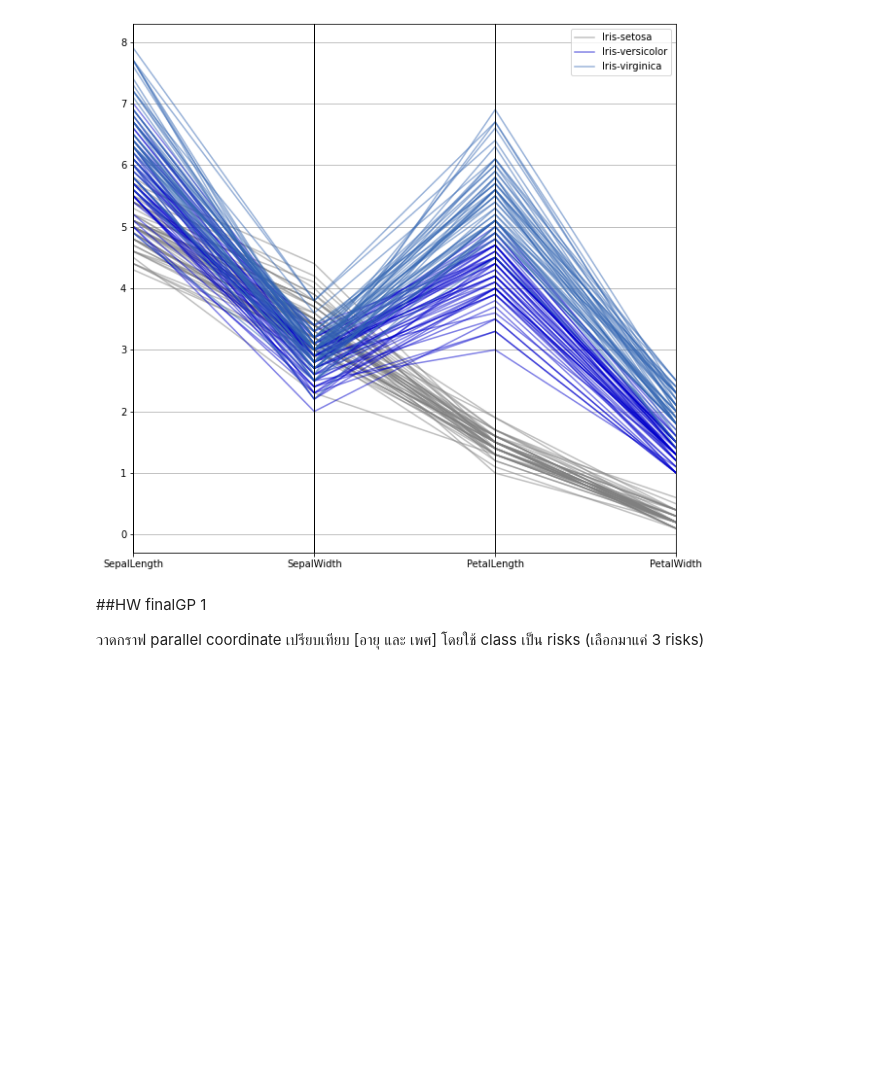
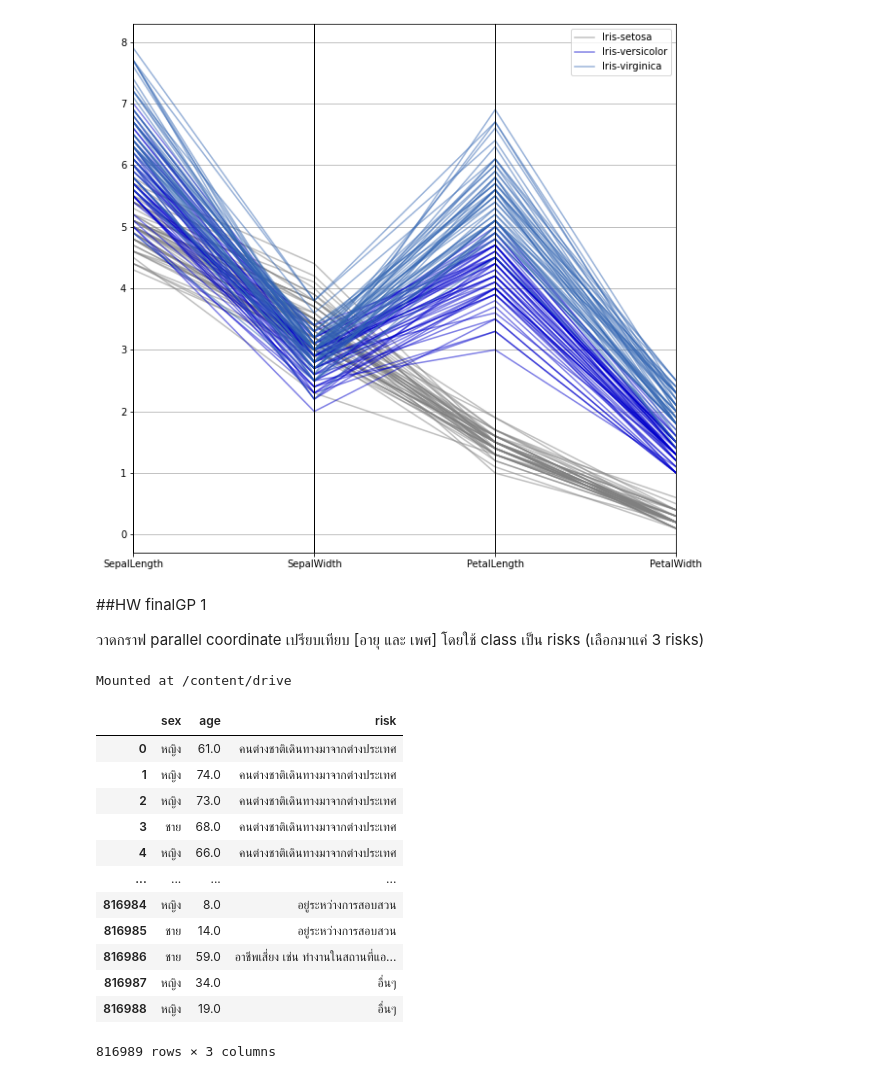
Before and after one commit to Thitichaya2000/data_viz_2022, a Jupyter notebook: DataViz01_Table_Data.ipynb, the cells around one changed output. Cells and saved outputs as stored; diff of their text form; code cells hidden in the pictures; blank space fills up the shorter version.

```diff
--- a/DataViz01_Table_Data.ipynb
+++ b/DataViz01_Table_Data.ipynb
@@ -143,0 +147,26 @@ pd.plotting.parallel_coordinates(df, 'Name', color=[[0.5,0.5,0.5,0.5],[0,0,0.8,0
+# %%
+from google.colab import drive  #เป็นการเชื่อม colab กับไดร์ฟของเรา
+drive.mount('/content/drive')  #เชื่อมไปยังที่อยู่ไดร์ฟที่สร้าง
+path = '/content/drive/My Drive/midterm data 2022' #เชื่อมกับข้อมูลในไดร์ฟ
+# %% [output]
+Mounted at /content/drive
+# %%
+data_file_path = os.path.join(path,'confirmed-cases.xlsx') #ที่อยู่ของไฟล์ชื่อว่า confirmed-cases.xlsx
+data = pd.read_excel(data_file_path)
+# %%
+data_df = data[['sex','age','risk']]  # เลือกดูข้อมูลเฉพาะ [อายุ และ เพศ] โดยใช้ class เป็น risk
+data_df
+# %% [output]
+|  | sex | age | risk |
+| 0 | หญิง | 61.0 | คนต่างชาติเดินทางมาจากต่างประเทศ |
+| 1 | หญิง | 74.0 | คนต่างชาติเดินทางมาจากต่างประเทศ |
+| 2 | หญิง | 73.0 | คนต่างชาติเดินทางมาจากต่างประเทศ |
+| 3 | ชาย | 68.0 | คนต่างชาติเดินทางมาจากต่างประเทศ |
+| 4 | หญิง | 66.0 | คนต่างชาติเดินทางมาจากต่างประเทศ |
+| ... | ... | ... | ... |
+| 816984 | หญิง | 8.0 | อยู่ระหว่างการสอบสวน |
+| 816985 | ชาย | 14.0 | อยู่ระหว่างการสอบสวน |
+| 816986 | ชาย | 59.0 | อาชีพเสี่ยง เช่น ทำงานในสถานที่แอ... |
+| 816987 | หญิง | 34.0 | อื่นๆ |
+| 816988 | หญิง | 19.0 | อื่นๆ |
+816989 rows × 3 columns
```
Also changed, not shown: parts of 18 cells of this notebook.
